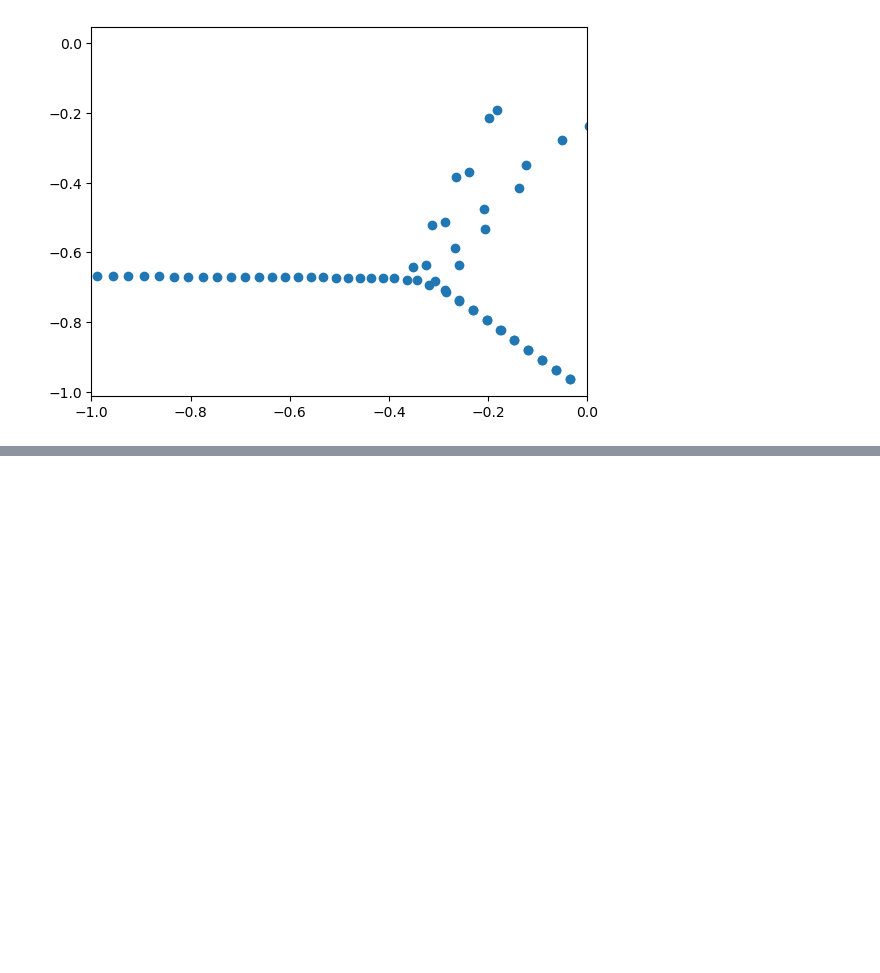
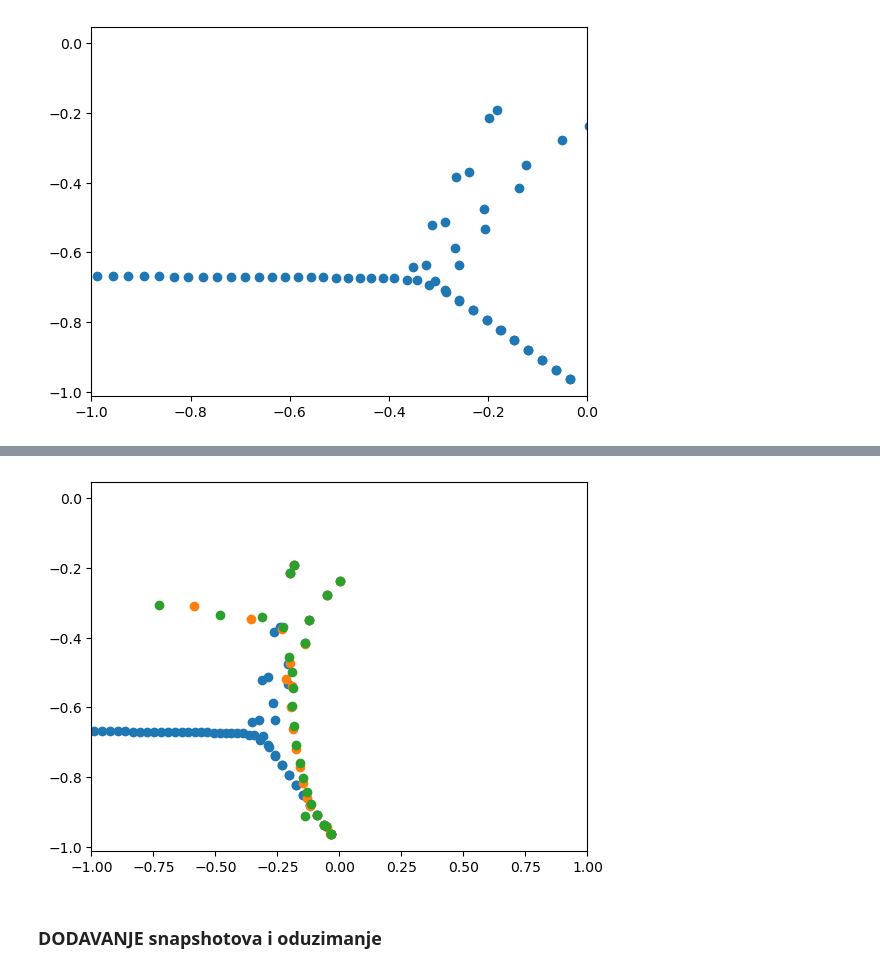
Before and after one commit to ela-d/DMD, a Jupyter notebook: Orr-Sommerfeld_example.ipynb, the cells around one changed output, grey strips where cells are left out. Cells and saved outputs as stored; diff of their text form; code cells hidden in the pictures; blank space fills up the shorter version.

```diff
--- a/Orr-Sommerfeld_example.ipynb
+++ b/Orr-Sommerfeld_example.ipynb
@@ -97,0 +134,10 @@ array([[ 8.27141226e-16-2.95758635e-06j,  3.12700593e-15-3.40053401e-06j,
+# %%
+plt.scatter(np.real(os), np.imag(os)) #real orr-sommerfeld eigs
+plt.scatter(np.real(np.log(L)), np.imag(np.log(L))) #treba log L / dt, kod nas dt=1
+plt.scatter(np.real(np.log(dmd1.eigs)), np.imag(np.log(dmd1.eigs)))
+plt.xlim(-1,1)
+plt.show()
+# %% [output]
+[figure, added]
+# %% [markdown]
+### DODAVANJE snapshotova i oduzimanje
```
Also changed, not shown: parts of 5 cells of this notebook.
